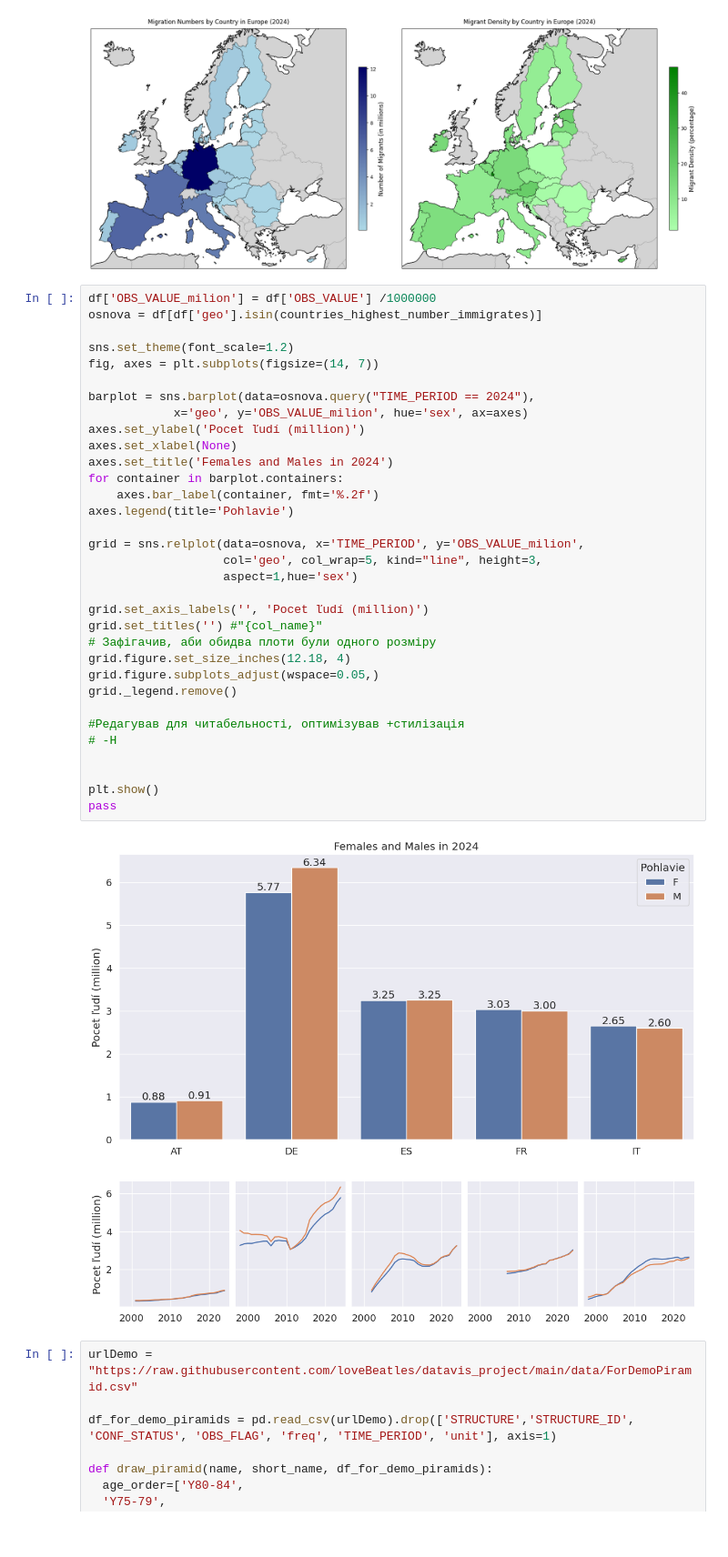
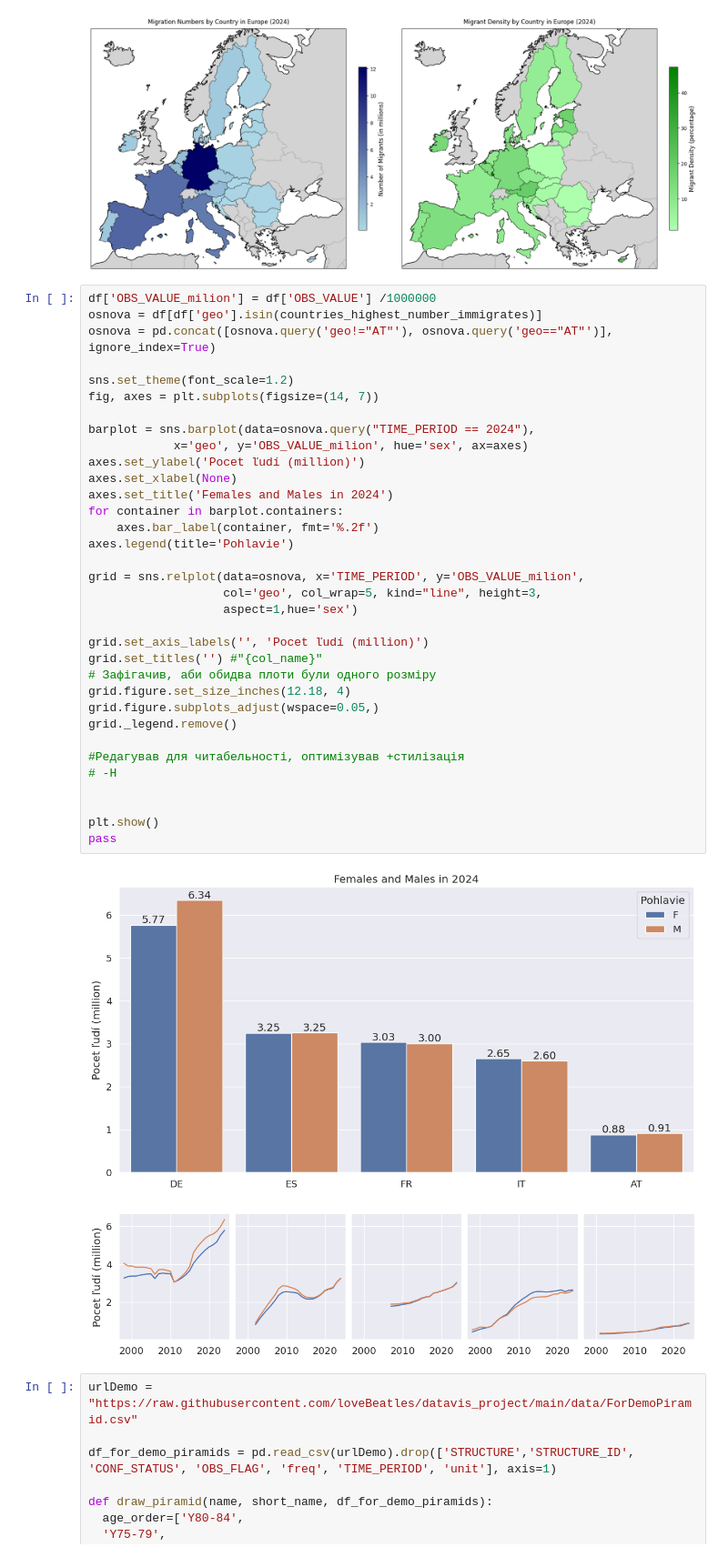
Before and after one commit to loveBeatles/datavis_project, a Jupyter notebook: group_project.ipynb, the cells around one changed output. Shown at 91% size. Saved outputs shown, nothing was run; the diff lists cells and outputs as text.

```diff
--- a/group_project.ipynb
+++ b/group_project.ipynb
@@ -396,39 +387,40 @@ plt.show()
 # %%
 df['OBS_VALUE_milion'] = df['OBS_VALUE'] /1000000
 osnova = df[df['geo'].isin(countries_highest_number_immigrates)]
+osnova = pd.concat([osnova.query('geo!="AT"'), osnova.query('geo=="AT"')], ignore_index=True)
 
 sns.set_theme(font_scale=1.2)
 fig, axes = plt.subplots(figsize=(14, 7))
 
 barplot = sns.barplot(data=osnova.query("TIME_PERIOD == 2024"),
             x='geo', y='OBS_VALUE_milion', hue='sex', ax=axes)
 axes.set_ylabel('Pocet ľudí (million)')
 axes.set_xlabel(None)
 axes.set_title('Females and Males in 2024')
 for container in barplot.containers:
     axes.bar_label(container, fmt='%.2f')
 axes.legend(title='Pohlavie')
 
 grid = sns.relplot(data=osnova, x='TIME_PERIOD', y='OBS_VALUE_milion',
                    col='geo', col_wrap=5, kind="line", height=3,
                    aspect=1,hue='sex')
 
 grid.set_axis_labels('', 'Pocet ľudí (million)')
 grid.set_titles('') #"{col_name}"
 # Зафігачив, аби обидва плоти були одного розміру
 grid.figure.set_size_inches(12.18, 4)
 grid.figure.subplots_adjust(wspace=0.05,)
 grid._legend.remove()
 
 #Редагував для читабельності, оптимізував +стилізація
 # -Н
 
 
 plt.show()
 pass
 # %% [output]
-[figure, old version]
+[figure, new version]
-[figure, old version]
+[figure, new version]
 # %%
 urlDemo = "https://raw.githubusercontent.com/loveBeatles/datavis_project/main/data/ForDemoPiramid.csv"
 
```
Also changed, not shown: parts of 7 cells of this notebook.
